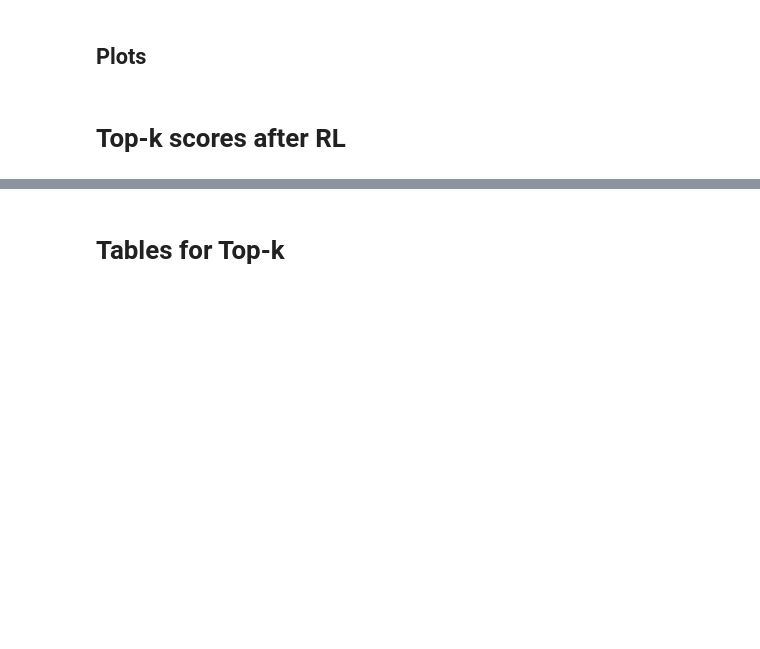
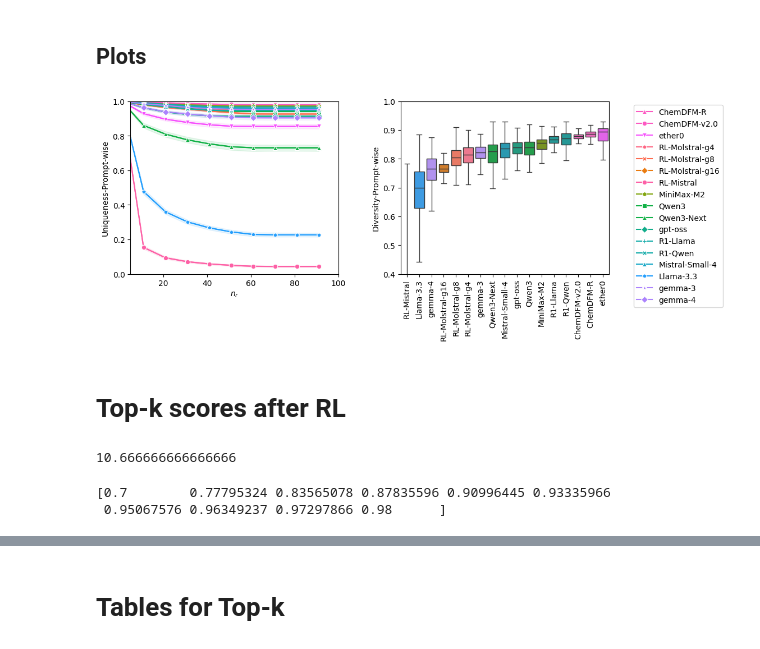
Before and after one commit to Fransou/MolRGen, a Jupyter notebook: notebooks/results/MolGenOutput.ipynb, the cells around one changed output, grey strips where cells are left out. Cells and saved outputs as stored; diff of their text form; code cells hidden in the pictures; blank space fills up the shorter version.

```diff
--- a/notebooks/results/MolGenOutput.ipynb
+++ b/notebooks/results/MolGenOutput.ipynb
@@ -131,32 +209,44 @@ sim_df = sim_df.melt(id_vars=["Model"], value_vars=[str(k) for k in [50]], var_n
 sim_df["n_rollout"] = sim_df["n_rollout"].apply(int)
 # %% [markdown]
 ## Plots
+# %%
+uniq_df = uniq_df[uniq_df.Model != "ZINC"]
 # %%
 from notebooks.utils import CMAP_MODELS, MARKER_MODELS
 
-fig, axes = plt.subplots(1, 2, figsize=(6,4), sharey=False, gridspec_kw={"wspace":0.3})
+fig, axes = plt.subplots(1, 2, figsize=(11,4), sharey=False, gridspec_kw={"wspace":0.3})
 
 ax = axes[0]
 sns.lineplot(uniq_df, x="n_rollout", y="value", hue="Model", ax=ax, legend=False, palette=CMAP_MODELS, hue_order=CMAP_MODELS.keys(), err_kws={"alpha":0.1})
 sns.lineplot(uniq_df[uniq_df.n_rollout % 10 == 1], x="n_rollout", y="value", hue="Model", ax=ax, legend=True, palette=CMAP_MODELS, hue_order=CMAP_MODELS.keys(), errorbar=None, style="Model", dashes=False, markers = MARKER_MODELS)
 
 ax.set_ylabel("Uniqueness-Prompt-wise")
 ax.set_xlabel("$n_r$")
 ax.set_ylim(0,1)
 ax.set_xlim(5,100)
 # Move legend below plot
-ax.legend(bbox_to_anchor=(2.4, 1.0), loc='upper left', ncols=1)
+legend = ax.legend(bbox_to_anchor=(2.4, 1.0), loc='upper left', ncols=1)
+# Make legend smaller
+for text in legend.get_texts():
+    text.set_fontsize(8)
 
 ax = axes[1]
-x_order = sim_df.groupby("Model")["value"].median().sort_values().index.tolist()
-sns.boxplot(sim_df, x="Model", y="value", hue="Model", ax=ax, legend = False, order=x_order, palette=CMAP_MODELS,fliersize=0)
+x_order = sim_df[sim_df.Model != "ZINC"].groupby("Model")["value"].median().sort_values().index.tolist()
+sns.boxplot(sim_df[sim_df.Model != "ZINC"], x="Model", y="value", hue="Model", ax=ax, legend = False, order=x_order, palette=CMAP_MODELS,fliersize=0)
 ax.set_ylabel("Diversity-Prompt-wise")
 ax.set_xlabel("")
 # rotate x ticks
 ax.set(ylim=(0.4,1))
+# ax.set_yscale("log")
 ax.tick_params(axis='x', rotation=90)
 
 fig.savefig(f"{FIG_PATH}/uniqueness_diversity.pdf", bbox_inches='tight')
+# %% [output]
+[figure, added]
 # %% [markdown]
 # Top-k scores after RL
+# %%
+64/6
+# %% [output]
+10.666666666666666
 # %%
@@ -199,19 +296,21 @@ topk_df["$n_r$ / k"] = topk_df["n_rollout"] / topk_df["k"]
 from molrgen.evaluation.fingeprints_utils import get_sim_matrix
 from scipy.spatial.distance import squareform
 
-QUANTILES = np.power(10, np.linspace(-1.7,np.log10(0.5), 10).astype(float))
+QUANTILES = (1-np.power(10, np.linspace(np.log10(0.3), np.log10(0.02), 10).astype(float)))
+print(QUANTILES)
+
 def get_quantile_nn(mols, quantiles = QUANTILES):
-    sim_matrix = get_sim_matrix(mols, fingerprint_name= "ecfp6-2048")
+    sim_matrix = get_sim_matrix(mols, fingerprint_name= "ecfp4-1024")
     sim_matrix = squareform(sim_matrix)
     sim_matrix = sim_matrix + np.eye(len(sim_matrix))
-    return [np.quantile(1-sim_matrix, q, axis = 1).mean() for q in quantiles]
-
-
-
-MODELS = ["RL-Molstral", "Mistral-Small-4"]
+    return [np.quantile(sim_matrix, q, axis = 1).mean() for q in quantiles]
 
 sub_df_m = df[df.Model.isin(MODELS) & (df.Mol.apply(lambda x: x is not None))]
-div_df_grpo = sub_df_m.groupby(["Model","prompt_id"]).Mol.apply(get_quantile_nn).to_frame().rename(columns={"Mol":"Tanimoto Div."})
+
+div_df_grpo = sub_df_m.groupby(["Model","prompt_id"]).Mol.apply(get_quantile_nn).to_frame().rename(columns={"Mol":"Tanimoto Sim."})
 div_df_grpo["quantile"] = [QUANTILES for _ in range(len(div_df_grpo))]
-div_df_grpo = div_df_grpo.explode(["Tanimoto Div.", "quantile"]).reset_index()
+div_df_grpo = div_df_grpo.explode(["Tanimoto Sim.", "quantile"]).reset_index()
+# %% [output]
+[0.7        0.77795324 0.83565078 0.87835596 0.90996445 0.93335966
+ 0.95067576 0.96349237 0.97297866 0.98      ]
 # %%
```
Also changed, not shown: parts of 29 cells of this notebook, 8 other files.
